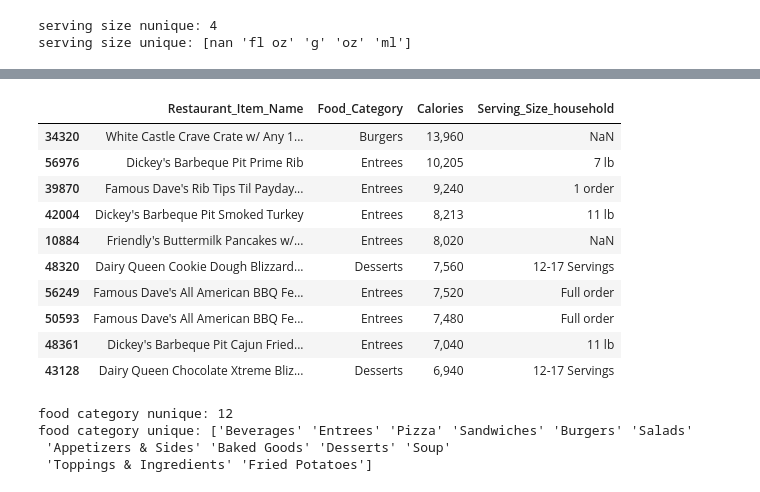
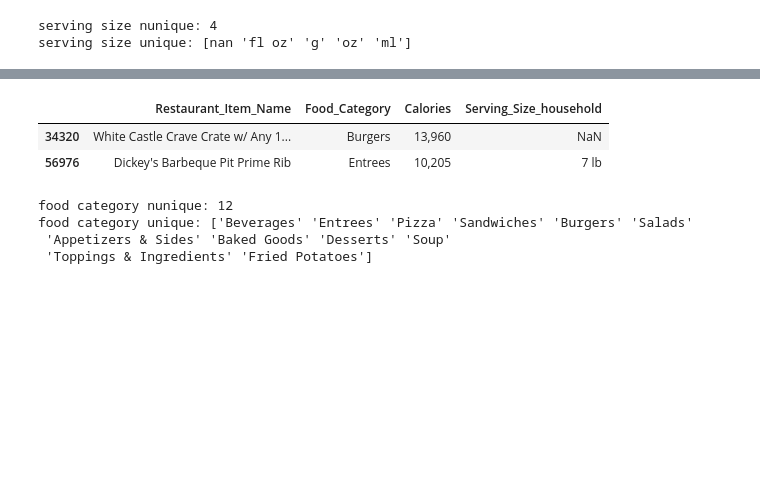
Before and after one commit to slp22/ds-ml-bootcamp, a Jupyter notebook: DOHMH_MenuStat_Historical.ipynb, the cells around one changed output, grey strips where cells are left out. Saved outputs shown, nothing was run; the diff lists cells and outputs as text; code cells hidden in the pictures; blank space fills up the shorter version.

```diff
--- a/DOHMH_MenuStat_Historical.ipynb
+++ b/DOHMH_MenuStat_Historical.ipynb
@@ -172,26 +129,18 @@ df.loc[:, ['Restaurant_Item_Name',
 # %%
 # what are the food categories?
 df.loc[:, ['Restaurant_Item_Name',
             'Food_Category',
            'Calories',
 #            'Serving_Size',
 #            'Serving_Size_Unit',
 #            'Serving_Size_text',
            'Serving_Size_household'
-          ]].sort_values(by='Calories', ascending=False).head(10)
+          ]].sort_values(by='Calories', ascending=False).head(2)
 # entrees and desserts top calories
 # %% [output]
 |  | Restaurant_Item_Name | Food_Category | Calories | Serving_Size_household |
 | 34320 | White Castle Crave Crate w/ Any 1... | Burgers | 13,960 | NaN |
 | 56976 | Dickey's Barbeque Pit Prime Rib | Entrees | 10,205 | 7 lb |
-| 39870 | Famous Dave's Rib Tips Til Payday... | Entrees | 9,240 | 1 order |
-| 42004 | Dickey's Barbeque Pit Smoked Turkey | Entrees | 8,213 | 11 lb |
-| 10884 | Friendly's Buttermilk Pancakes w/... | Entrees | 8,020 | NaN |
-| 48320 | Dairy Queen Cookie Dough Blizzard... | Desserts | 7,560 | 12-17 Servings |
-| 56249 | Famous Dave's All American BBQ Fe... | Entrees | 7,520 | Full order |
-| 50593 | Famous Dave's All American BBQ Fe... | Entrees | 7,480 | Full order |
-| 48361 | Dickey's Barbeque Pit Cajun Fried... | Entrees | 7,040 | 11 lb |
-| 43128 | Dairy Queen Chocolate Xtreme Bliz... | Desserts | 6,940 | 12-17 Servings |
 # %%
 # what are the food categories?
 print('food category nunique:', df.Food_Category.nunique())
```
Also changed, not shown: parts of 20 cells of this notebook.
